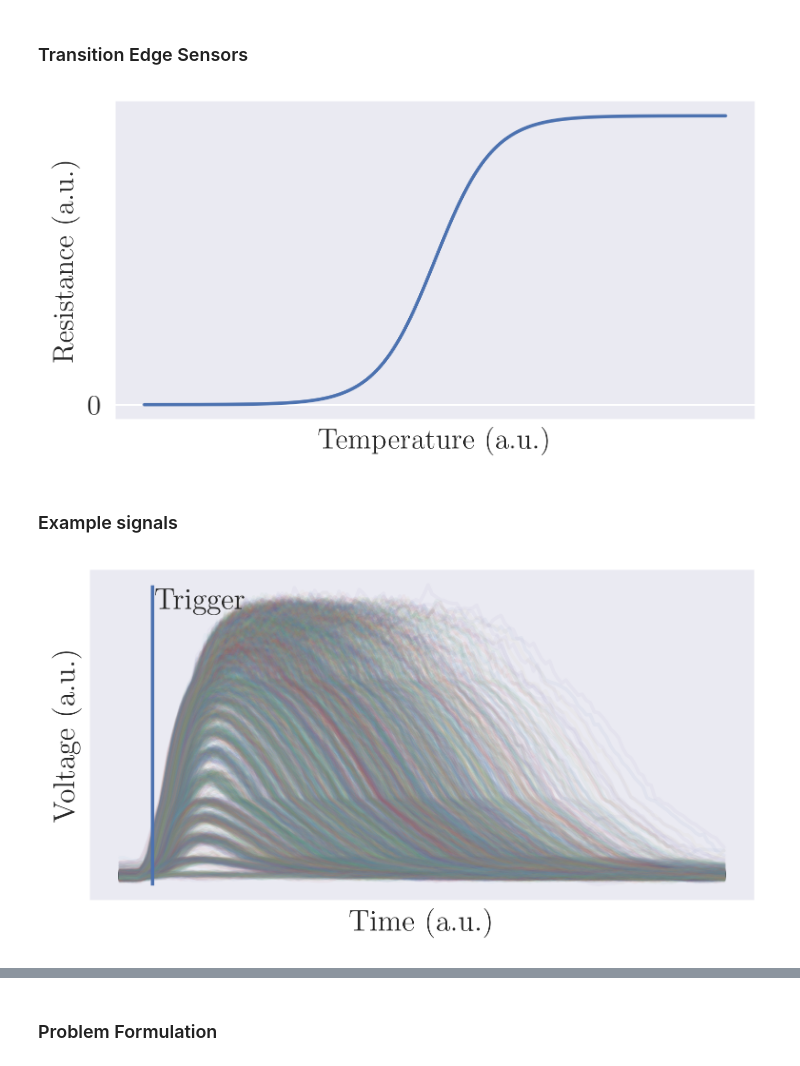
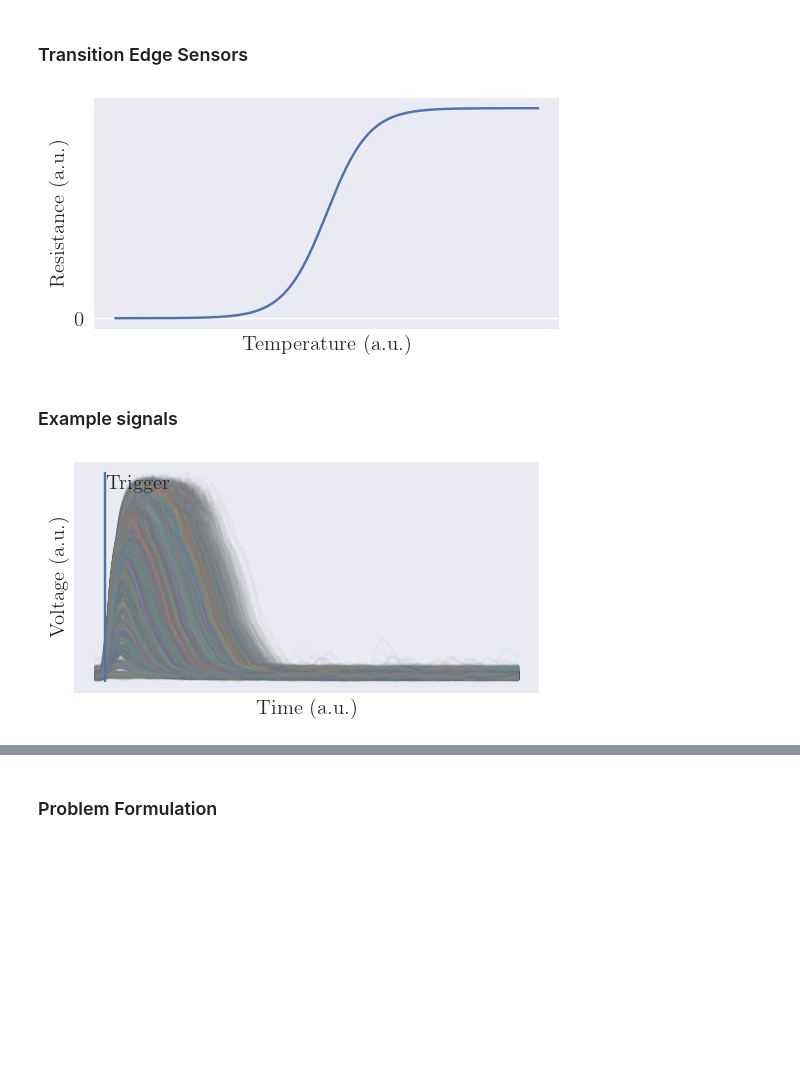
Before and after one commit to polyquantique/Photon-Number-Classification, a Jupyter notebook: Figures_Methods.ipynb, the cells around one changed output, grey strips where cells are left out. Drawn from its saved outputs; the diff is of its cells as text; code cells hidden in the pictures; blank space fills up the shorter version.

```diff
--- a/Figures_Methods.ipynb
+++ b/Figures_Methods.ipynb
@@ -2,6 +2,7 @@
 import matplotlib.pyplot as plt
 from matplotlib import rcParams
 import numpy as np
+import polars as pl
 from scipy.signal import butter, filtfilt, peak_widths
 
 from sklearn.decomposition import PCA
@@ -9,17 +10,21 @@ from sklearn.decomposition import PCA
 from src.ExistingAlgorithms import max_value, area
 from src.GaussianMixture import gaussian_mixture
 
-IDX = 4
-SIZE = 150
+IDX = 15
+SIZE = 200
 TIME = np.arange(SIZE)
 
-PATH_LD = 'src/Results TES (Uniform)/Low Dimension'
-PATH_DATA = '/home/nicolasdc/Documents/Datasets/Photon-Number-Classification/NIST'
 
-data_poisson = np.load(f'{PATH_DATA}/poisson_train.npy')[:,:SIZE]
-data_train = np.load(f'{PATH_DATA}/uniform_train.npy')[:,:SIZE]
-data_test = np.load(f'{PATH_DATA}/uniform_test.npy')[:,:SIZE]
-expected_prob = np.load(f'{PATH_DATA}/uniform_expected_prob.npy')
+PATH_SAVE_LD = 'src/Results_Uniform/Low Dimension'
+PATH_SAVE_D = 'src/Results_Uniform/Density'
+PATH_RESULTS = 'src/Results_Uniform'
+PATH_DATA = '/home/nicolasdc/Documents/Datasets/Photon-Number-Classification/NIST CSV'
+
+data_train = pl.read_csv(f'{PATH_DATA}/uniform_train.csv', has_header=False, separator=",").to_numpy()
+data_test = pl.read_csv(f'{PATH_DATA}/uniform_test.csv', has_header=False, separator=",").to_numpy()
+expected_prob = pl.read_csv(f'{PATH_DATA}/uniform_expected_prob.csv', has_header=False, separator=",").to_numpy()
+db_train = pl.read_csv(f'{PATH_DATA}/db_train.csv', has_header=False, separator=",").to_numpy().flatten()
+db_test = pl.read_csv(f'{PATH_DATA}/db_test.csv', has_header=False, separator=",").to_numpy().flatten()
 # %% [markdown]
 # Before Running
 
@@ -54,7 +59,7 @@ def sigmoid(x):
 x = np.linspace(-1,1,1000)
 
 with plt.style.context(STYLE):
-    plt.figure(figsize=(6,3), dpi=300)
+    plt.figure(figsize=(6,3), dpi=100)
     plt.plot(x, sigmoid(x))
     plt.xticks([])
     plt.yticks([0])
@@ -63,20 +68,20 @@ with plt.style.context(STYLE):
     # plt.savefig('assets/TransitionEdge.png', bbox_inches='tight')
     plt.show()
 # %% [output]
-[figure, old version]
+[figure, new version]
 # %% [markdown]
 ### Example signals
 # %%
 with plt.style.context(STYLE):
-    plt.figure(figsize=(6,3), dpi=300)
-    plt.plot(data_train[::10].T,alpha=0.05)
+    plt.figure(figsize=(6,3), dpi=100)
+    plt.plot(data_train.T,alpha=0.05)
     plt.ylabel("Voltage (a.u.)")
     plt.xlabel("Time (a.u.)")
     plt.vlines(8,ymin=0,ymax=1)
     plt.text(x = 8.6, y = 0.92, s = 'Trigger')
     plt.yticks([])
     plt.xticks([])
     # plt.savefig('assets/Traces_uniform.png', bbox_inches='tight')
     plt.show()
 # %% [output]
-[figure, old version]
+[figure, new version]
```
Also changed, not shown: parts of 19 cells of this notebook, 5 other files.
